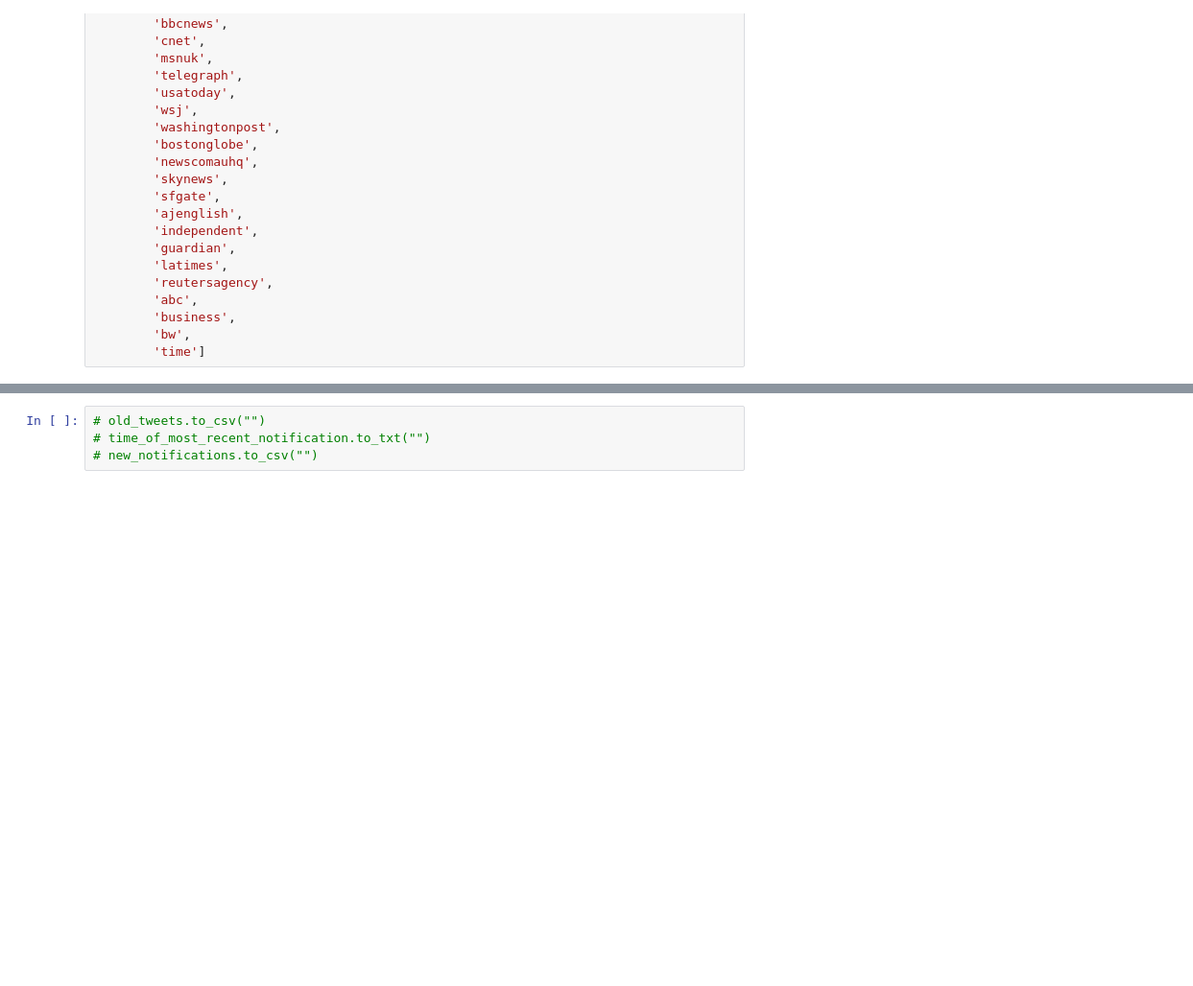
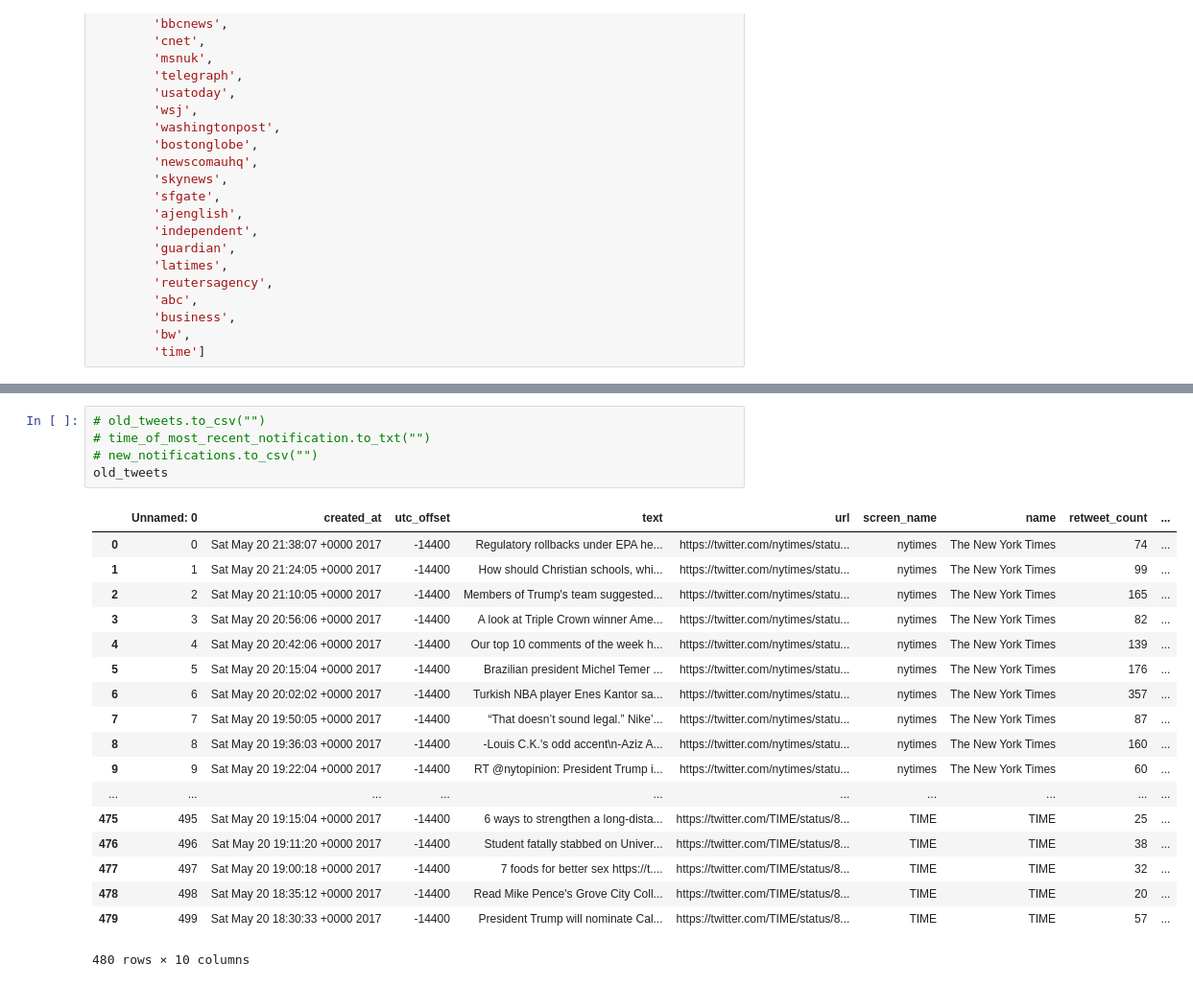
Before and after one commit to Birinder1469/nlp_news_tweets, a Jupyter notebook: src/nlp_news_tweets.ipynb, the cells around one changed output, grey strips where cells are left out. Shown at 96% size. Saved outputs shown, nothing was run; the diff lists cells and outputs as text; blank space fills up the shorter version.

```diff
--- a/src/nlp_news_tweets.ipynb
+++ b/src/nlp_news_tweets.ipynb
@@ -128,4 +120,24 @@ tweets.to_csv("../data/old_tweets.csv")
 # %%
 # old_tweets.to_csv("")
 # time_of_most_recent_notification.to_txt("")
 # new_notifications.to_csv("")
+old_tweets
+# %% [output]
+|  | Unnamed: 0 | created_at | utc_offset | text | url | screen_name | name | retweet_count | ... |
+| 0 | 0 | Sat May 20 21:38:07 +0000 2017 | -14400 | Regulatory rollbacks under EPA he... | https://twitter.com/nytimes/statu... | nytimes | The New York Times | 74 | ... |
+| 1 | 1 | Sat May 20 21:24:05 +0000 2017 | -14400 | How should Christian schools, whi... | https://twitter.com/nytimes/statu... | nytimes | The New York Times | 99 | ... |
+| 2 | 2 | Sat May 20 21:10:05 +0000 2017 | -14400 | Members of Trump's team suggested... | https://twitter.com/nytimes/statu... | nytimes | The New York Times | 165 | ... |
+| 3 | 3 | Sat May 20 20:56:06 +0000 2017 | -14400 | A look at Triple Crown winner Ame... | https://twitter.com/nytimes/statu... | nytimes | The New York Times | 82 | ... |
+| 4 | 4 | Sat May 20 20:42:06 +0000 2017 | -14400 | Our top 10 comments of the week h... | https://twitter.com/nytimes/statu... | nytimes | The New York Times | 139 | ... |
+| 5 | 5 | Sat May 20 20:15:04 +0000 2017 | -14400 | Brazilian president Michel Temer ... | https://twitter.com/nytimes/statu... | nytimes | The New York Times | 176 | ... |
+| 6 | 6 | Sat May 20 20:02:02 +0000 2017 | -14400 | Turkish NBA player Enes Kantor sa... | https://twitter.com/nytimes/statu... | nytimes | The New York Times | 357 | ... |
+| 7 | 7 | Sat May 20 19:50:05 +0000 2017 | -14400 | “That doesn’t sound legal.” Nike’... | https://twitter.com/nytimes/statu... | nytimes | The New York Times | 87 | ... |
+| 8 | 8 | Sat May 20 19:36:03 +0000 2017 | -14400 | -Louis C.K.'s odd accent\n-Aziz A... | https://twitter.com/nytimes/statu... | nytimes | The New York Times | 160 | ... |
+| 9 | 9 | Sat May 20 19:22:04 +0000 2017 | -14400 | RT @nytopinion: President Trump i... | https://twitter.com/nytimes/statu... | nytimes | The New York Times | 60 | ... |
+| ... | ... | ... | ... | ... | ... | ... | ... | ... | ... |
+| 475 | 495 | Sat May 20 19:15:04 +0000 2017 | -14400 | 6 ways to strengthen a long-dista... | https://twitter.com/TIME/status/8... | TIME | TIME | 25 | ... |
+| 476 | 496 | Sat May 20 19:11:20 +0000 2017 | -14400 | Student fatally stabbed on Univer... | https://twitter.com/TIME/status/8... | TIME | TIME | 38 | ... |
+| 477 | 497 | Sat May 20 19:00:18 +0000 2017 | -14400 | 7 foods for better sex https://t.... | https://twitter.com/TIME/status/8... | TIME | TIME | 32 | ... |
+| 478 | 498 | Sat May 20 18:35:12 +0000 2017 | -14400 | Read Mike Pence's Grove City Coll... | https://twitter.com/TIME/status/8... | TIME | TIME | 20 | ... |
+| 479 | 499 | Sat May 20 18:30:33 +0000 2017 | -14400 | President Trump will nominate Cal... | https://twitter.com/TIME/status/8... | TIME | TIME | 57 | ... |
+480 rows × 10 columns
```
Also changed, not shown: parts of 8 cells of this notebook, 2 other files.
